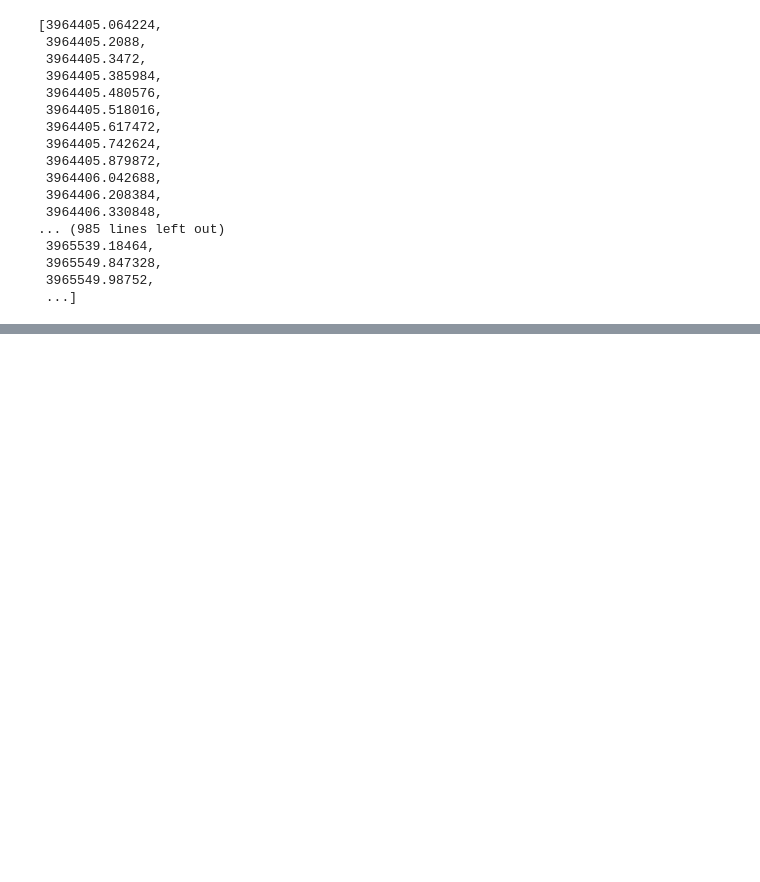
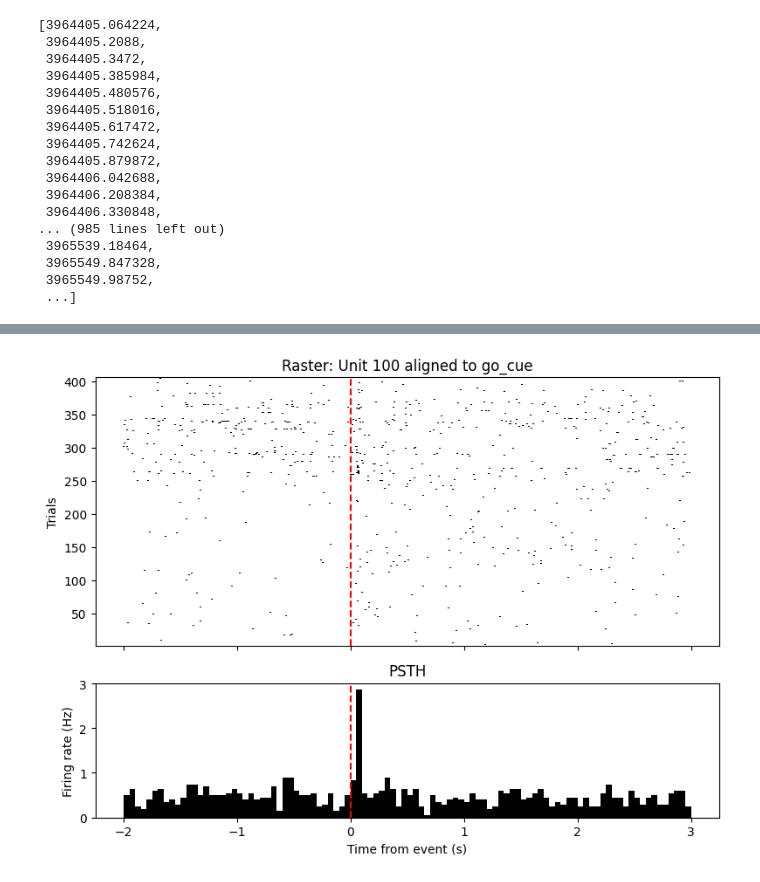
Before and after one commit to AllenNeuralDynamics/aind-dft-ephys-analysis, a Jupyter notebook: src/aind_dft_ephys_analysis/ephys_playground.ipynb, the cells around one changed output, grey strips where cells are left out. Cells and saved outputs as stored; diff of their text form; code cells hidden in the pictures; blank space fills up the shorter version.

```diff
--- a/src/aind_dft_ephys_analysis/ephys_playground.ipynb
+++ b/src/aind_dft_ephys_analysis/ephys_playground.ipynb
@@ -118,3 +118,15 @@ Successfully read behavior NWB from: /root/capsule/data/behavior_nwb/753125_2024
  3965549.847328,
  3965549.98752,
  ...]
+# %%
+from ephys_behavior import plot_raster_graph
+from nwb_utils import NWBUtils
+from behavior_utils import extract_fitted_data
+
+session_name='ecephys_764791_2025-01-16_12-50-17_sorted_2025-04-25_14-11-37'
+behavior_nwb=NWBUtils.read_behavior_nwb(session_name=session_name)
+ephys_nwb=NWBUtils.read_ephys_nwb(session_name=session_name)
+fitted_data=extract_fitted_data(nwb_behavior_data=behavior_nwb,session_name=session_name,model_alias='QLearning_L1F1_CK1_softmax',latent_name='q_value_difference')
+exclude_trials=
+plot_raster_graph(nwb_behavior_data=behavior_nwb,nwb_ephys_data=ephys_nwb,unit_index=100,fitted_data=fitted_data,exclude_trials=exclude_trials)
+# %% [output]
@@ -120,0 +137 @@ Successfully read behavior NWB from: /root/capsule/data/behavior_nwb/753125_2024
+[figure, added]
```
Also changed, not shown: parts of 1 cell of this notebook, 1 other file.
